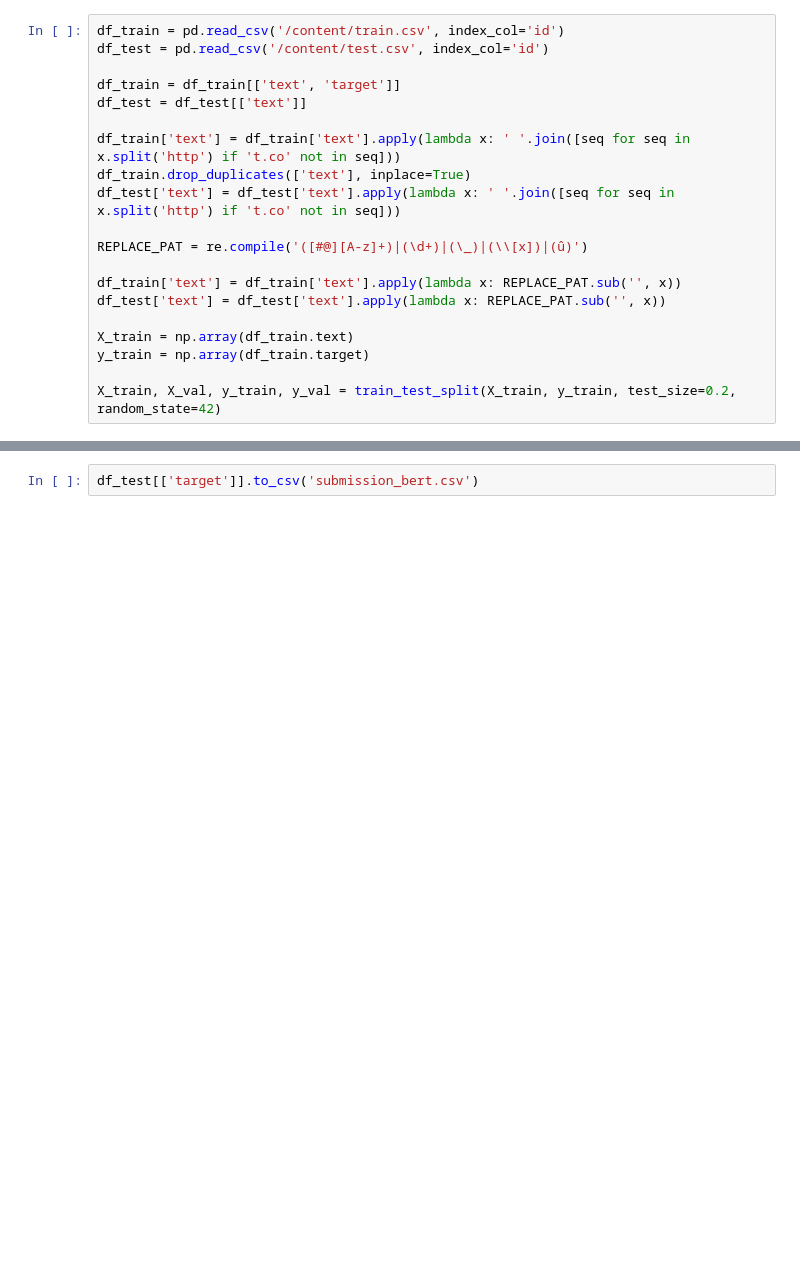
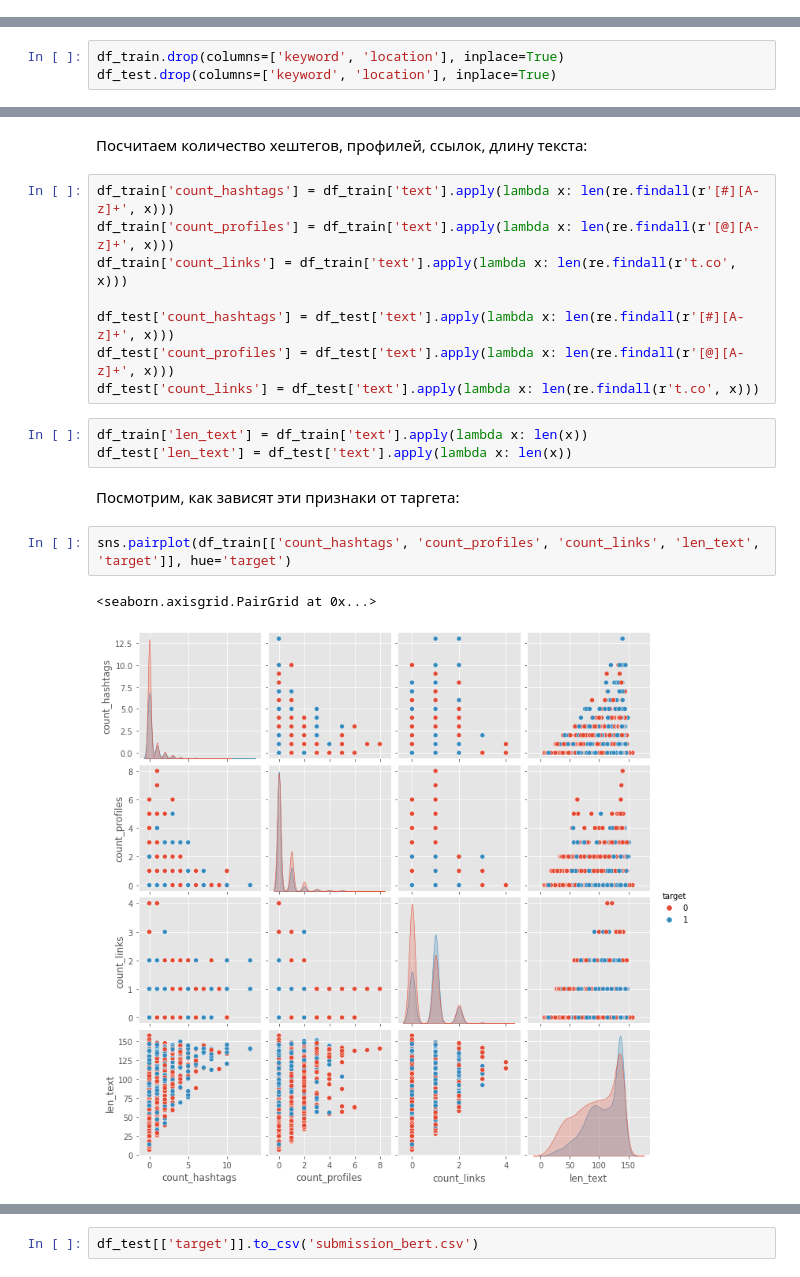
Before and after one commit to tumanov-a/hello-world, a Jupyter notebook: nlp_twitter.ipynb, the cells around one changed output, grey strips where cells are left out. Saved outputs shown, nothing was run; the diff lists cells and outputs as text; blank space fills up the shorter version.

```diff
--- a/nlp_twitter.ipynb
+++ b/nlp_twitter.ipynb
@@ -46,20 +0,0 @@ Successfully installed cchardet-2.1.7 keras-bert-0.86.0 keras-embed-sim-0.8.0 ke
-# %%
-df_train = pd.read_csv('/content/train.csv', index_col='id')
-df_test = pd.read_csv('/content/test.csv', index_col='id')
-
-df_train = df_train[['text', 'target']]
-df_test = df_test[['text']]
-
-df_train['text'] = df_train['text'].apply(lambda x: ' '.join([seq for seq in x.split('http') if 't.co' not in seq]))
-df_train.drop_duplicates(['text'], inplace=True)
-df_test['text'] = df_test['text'].apply(lambda x: ' '.join([seq for seq in x.split('http') if 't.co' not in seq]))
-
-REPLACE_PAT = re.compile('([#@][A-z]+)|(\d+)|(\_)|(\\[x])|(û)')
-
-df_train['text'] = df_train['text'].apply(lambda x: REPLACE_PAT.sub('', x))
-df_test['text'] = df_test['text'].apply(lambda x: REPLACE_PAT.sub('', x))
-
-X_train = np.array(df_train.text)
-y_train = np.array(df_train.target)
-
-X_train, X_val, y_train, y_val = train_test_split(X_train, y_train, test_size=0.2, random_state=42)
@@ -172,0 +171,3 @@ print(classification_report(y_val, lr.predict(X_val)))
+# %%
+df_train.drop(columns=['keyword', 'location'], inplace=True)
+df_test.drop(columns=['keyword', 'location'], inplace=True)
@@ -172,0 +216,20 @@ print(classification_report(y_val, lr.predict(X_val)))
+# %% [markdown]
+Посчитаем количество хештегов, профилей, ссылок, длину текста:
+# %%
+df_train['count_hashtags'] = df_train['text'].apply(lambda x: len(re.findall(r'[#][A-z]+', x)))
+df_train['count_profiles'] = df_train['text'].apply(lambda x: len(re.findall(r'[@][A-z]+', x)))
+df_train['count_links'] = df_train['text'].apply(lambda x: len(re.findall(r't.co', x)))
+
+df_test['count_hashtags'] = df_test['text'].apply(lambda x: len(re.findall(r'[#][A-z]+', x)))
+df_test['count_profiles'] = df_test['text'].apply(lambda x: len(re.findall(r'[@][A-z]+', x)))
+df_test['count_links'] = df_test['text'].apply(lambda x: len(re.findall(r't.co', x)))
+# %%
+df_train['len_text'] = df_train['text'].apply(lambda x: len(x))
+df_test['len_text'] = df_test['text'].apply(lambda x: len(x))
+# %% [markdown]
+Посмотрим, как зависят эти признаки от таргета:
+# %%
+sns.pairplot(df_train[['count_hashtags', 'count_profiles', 'count_links', 'len_text', 'target']], hue='target')
+# %% [output]
+<seaborn.axisgrid.PairGrid at 0x...>
+[figure, added]
```
Also changed, not shown: parts of 122 cells of this notebook.
